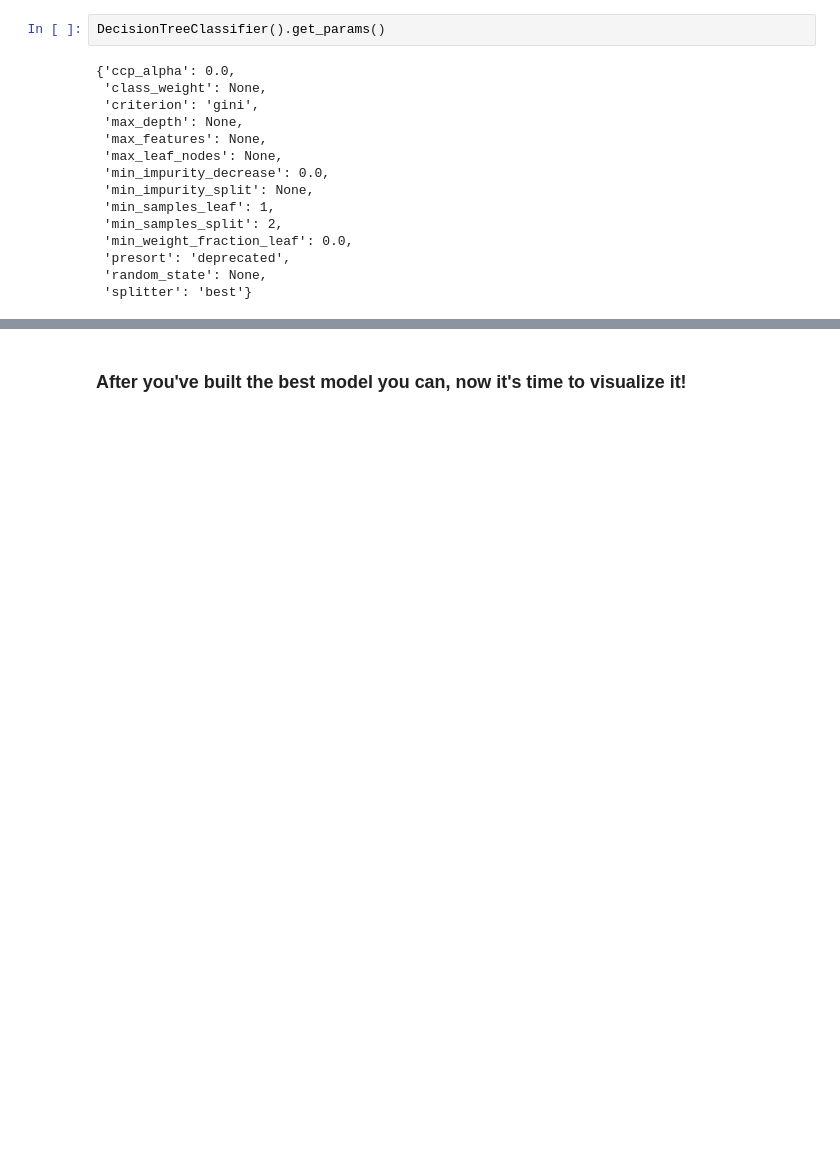
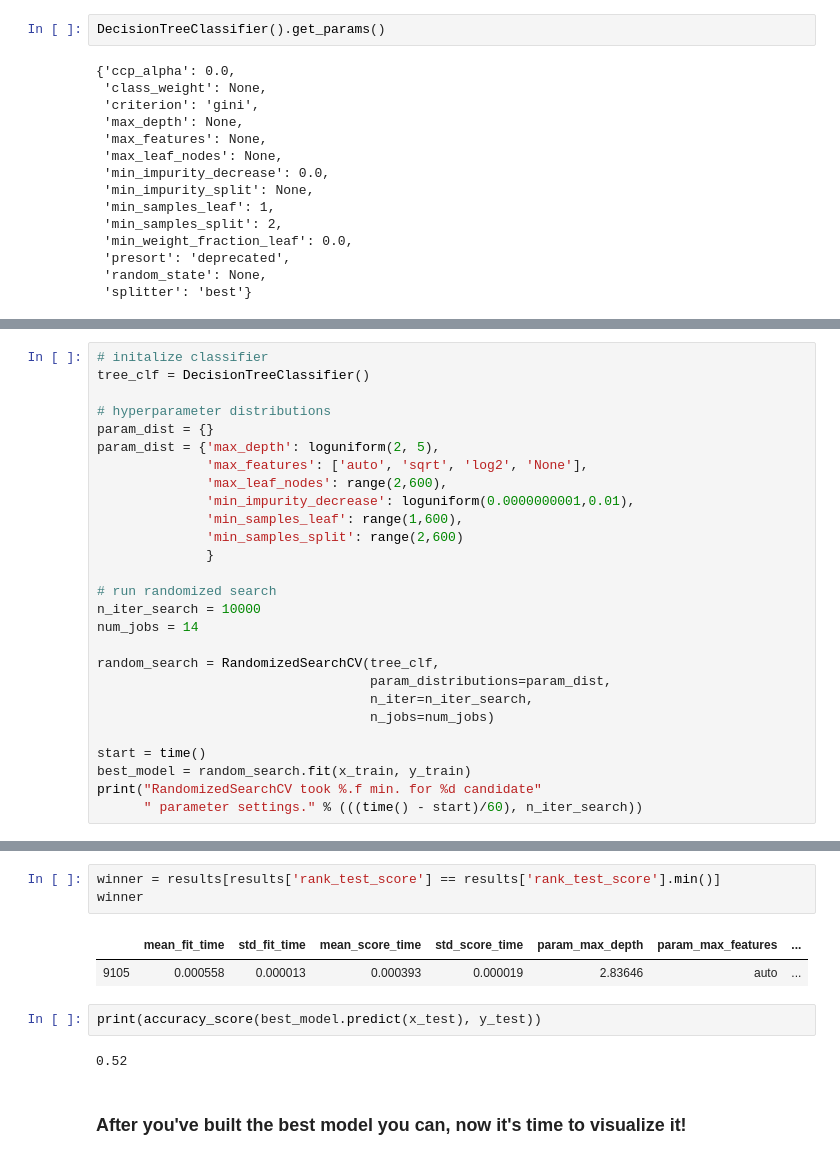
Before and after one commit to gperdrizet/tree-based_algorithms, a Jupyter notebook: Mini_Project_Tree-Based_Algorithms.ipynb, the cells around one changed output, grey strips where cells are left out. Cells and saved outputs as stored; diff of their text form; blank space fills up the shorter version.

Commit message:
Worked on hyperparameter optimization

```diff
--- a/Mini_Project_Tree-Based_Algorithms.ipynb
+++ b/Mini_Project_Tree-Based_Algorithms.ipynb
@@ -194,0 +223,27 @@ plt.show()
+# %%
+# initalize classifier
+tree_clf = DecisionTreeClassifier()
+
+# hyperparameter distributions
+param_dist = {}
+param_dist = {'max_depth': loguniform(2, 5),
+              'max_features': ['auto', 'sqrt', 'log2', 'None'],
+              'max_leaf_nodes': range(2,600),
+              'min_impurity_decrease': loguniform(0.0000000001,0.01),
+              'min_samples_leaf': range(1,600),
+              'min_samples_split': range(2,600)
+              }
+
+# run randomized search
+n_iter_search = 10000
+num_jobs = 14
+
+random_search = RandomizedSearchCV(tree_clf,
+                                   param_distributions=param_dist,
+                                   n_iter=n_iter_search,
+                                   n_jobs=num_jobs)
+
+start = time()
+best_model = random_search.fit(x_train, y_train)
+print("RandomizedSearchCV took %.f min. for %d candidate"
+      " parameter settings." % (((time() - start)/60), n_iter_search))
@@ -195,3 +273,13 @@ plt.show()
+# %%
+winner = results[results['rank_test_score'] == results['rank_test_score'].min()]
+winner
+# %% [output]
+|  | mean_fit_time | std_fit_time | mean_score_time | std_score_time | param_max_depth | param_max_features | ... |
+| 9105 | 0.000558 | 0.000013 | 0.000393 | 0.000019 | 2.83646 | auto | ... |
+# %%
+print(accuracy_score(best_model.predict(x_test), y_test))
+# %% [output]
+0.52
 # %% [markdown]
 ### After you've built the best model you can, now it's time to visualize it!
 # %% [markdown]
```
Also changed, not shown: parts of 14 cells of this notebook.
